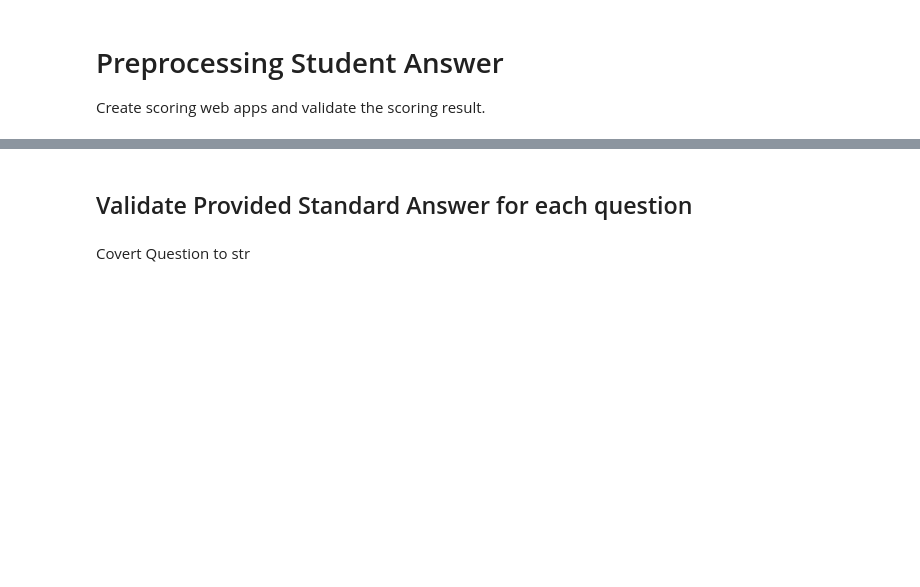
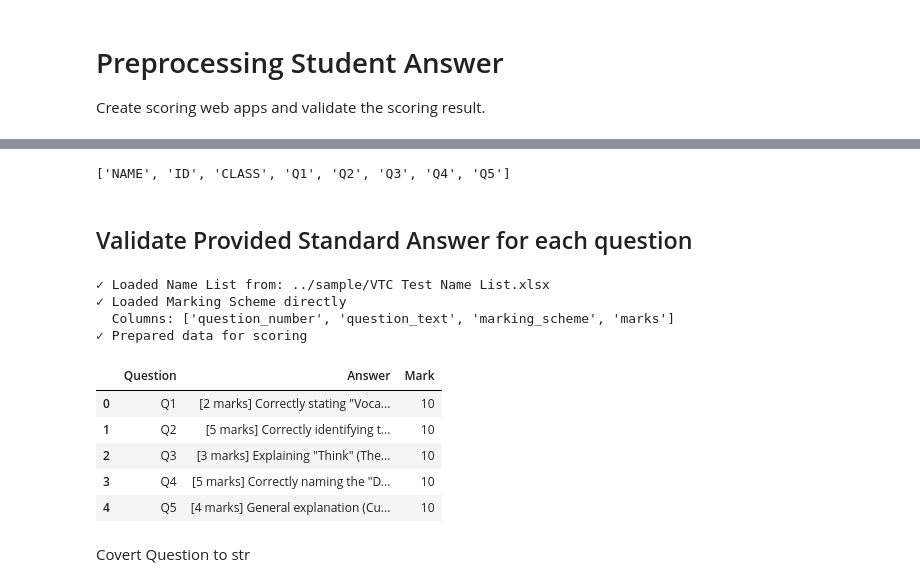
Before and after one commit to wongcyrus/AI-Handwrite-Grader, a Jupyter notebook: notebbooks/scoring_preprocessing_gemini.ipynb, the cells around one changed output, grey strips where cells are left out. Cells and saved outputs as stored; diff of their text form; code cells hidden in the pictures; blank space fills up the shorter version.

```diff
--- a/notebbooks/scoring_preprocessing_gemini.ipynb
+++ b/notebbooks/scoring_preprocessing_gemini.ipynb
@@ -31,3 +52,10 @@ standard_answer = pdf_file.replace(".pdf", ".xlsx")
+# %%
+prefix = "VTC Test"
+pdf_file = "../data/demo.pdf"
+
+# Load marking scheme Excel file generated by get_marking_scheme_excel.ipynb
+marking_scheme_file = f"../sample/{prefix} Marking Scheme.xlsx"
+standard_answer = marking_scheme_file
 # %%
 import os
 
@@ -87,5 +115,7 @@ questions.sort()
 question_with_answer = questions.copy()
 questions = ['NAME', 'ID', 'CLASS'] + questions
 questions
+# %% [output]
+['NAME', 'ID', 'CLASS', 'Q1', 'Q2', 'Q3', 'Q4', 'Q5']
 # %% [markdown]
 ## Validate Provided Standard Answer for each question
@@ -98,3 +122,41 @@ standard_answer_df.head()
+# %%
+## Load data directly from Marking Scheme Excel
+import pandas as pd
+
+# Define name list file path
+name_list_file = f"../sample/{prefix} Name List.xlsx"
+
+# Try to load Name List sheet from name list file
+try:
+    name_list_df = pd.read_excel(name_list_file, sheet_name="Name List")
+    print(f"✓ Loaded Name List from: {name_list_file}")
+except Exception as e:
+    print(f"⚠️ Failed to load Name List: {e}")
+    name_list_df = None
+
+# Load Marking Scheme sheet - this contains all the data needed
+marking_scheme_df = pd.read_excel(standard_answer, sheet_name="Marking Scheme")
+print(f"✓ Loaded Marking Scheme directly")
+print(f"  Columns: {list(marking_scheme_df.columns)}")
+
+# Create Answer sheet dictionary for backward compatibility
+# Map question_number to marking_scheme for standard_answer lookup
+standard_answer_df = marking_scheme_df[['question_number', 'marking_scheme', 'marks']].copy()
+standard_answer_df.columns = ['Question', 'Answer', 'Mark']
+
+print(f"✓ Prepared data for scoring")
+standard_answer_df.head()
+# %% [output]
+✓ Loaded Name List from: ../sample/VTC Test Name List.xlsx
+✓ Loaded Marking Scheme directly
+  Columns: ['question_number', 'question_text', 'marking_scheme', 'marks']
+✓ Prepared data for scoring
+|  | Question | Answer | Mark |
+| 0 | Q1 | [2 marks] Correctly stating "Voca... | 10 |
+| 1 | Q2 | [5 marks] Correctly identifying t... | 10 |
+| 2 | Q3 | [3 marks] Explaining "Think" (The... | 10 |
+| 3 | Q4 | [5 marks] Correctly naming the "D... | 10 |
+| 4 | Q5 | [4 marks] General explanation (Cu... | 10 |
 # %% [markdown]
 Covert Question to str
 # %%
```
Also changed, not shown: parts of 27 cells of this notebook, 13 other files.
